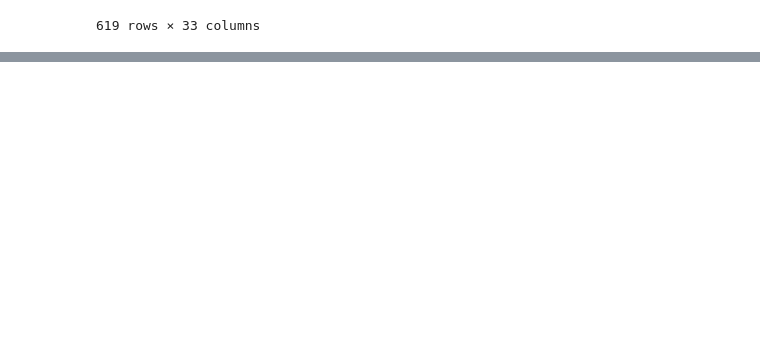
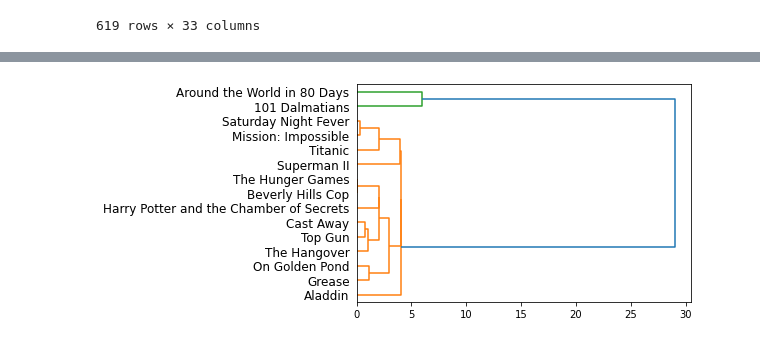
Before and after one commit to JasonTPhillipsJr/DataProcessing_P4, a Jupyter notebook: Project4.ipynb, the cells around one changed output, grey strips where cells are left out. Drawn from its saved outputs; the diff is of its cells as text; code cells hidden in the pictures; blank space fills up the shorter version.

```diff
--- a/Project4.ipynb
+++ b/Project4.ipynb
@@ -81,0 +191,11 @@ pd.DataFrame(centroids, columns = data.columns)
+# %%
+#Hierachical Clustering - Single Link
+from scipy.cluster.hierarchy import dendrogram
+%matplotlib inline
+titles = df['title']
+Y = df['critics_rating']
+X = data
+Z = hierarchy.linkage(X.values, 'single')
+dn = hierarchy.dendrogram(Z,labels = titles.tolist(),orientation = 'right')
+# %% [output]
+[figure, added]
```
Also changed, not shown: parts of 12 cells of this notebook.
